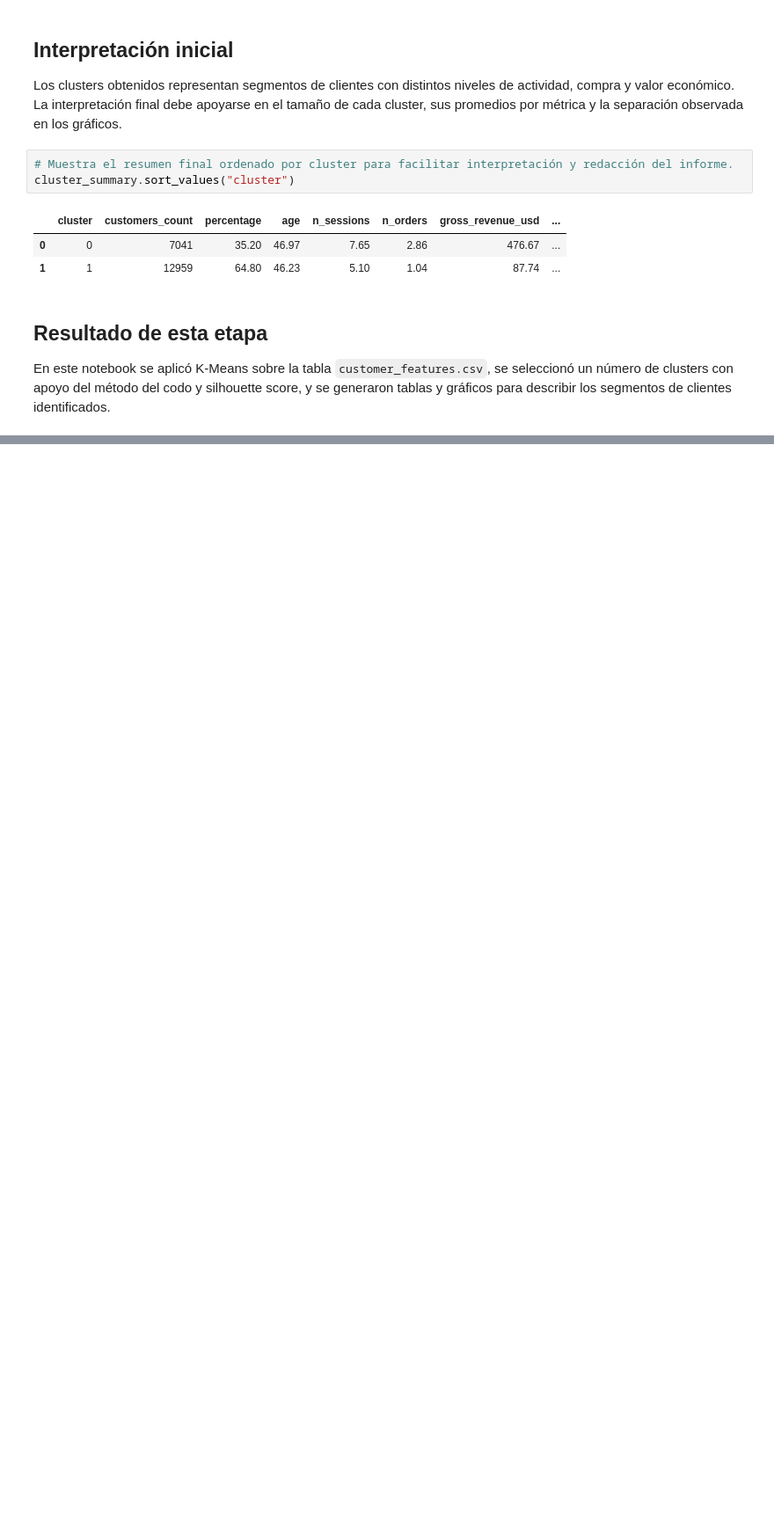
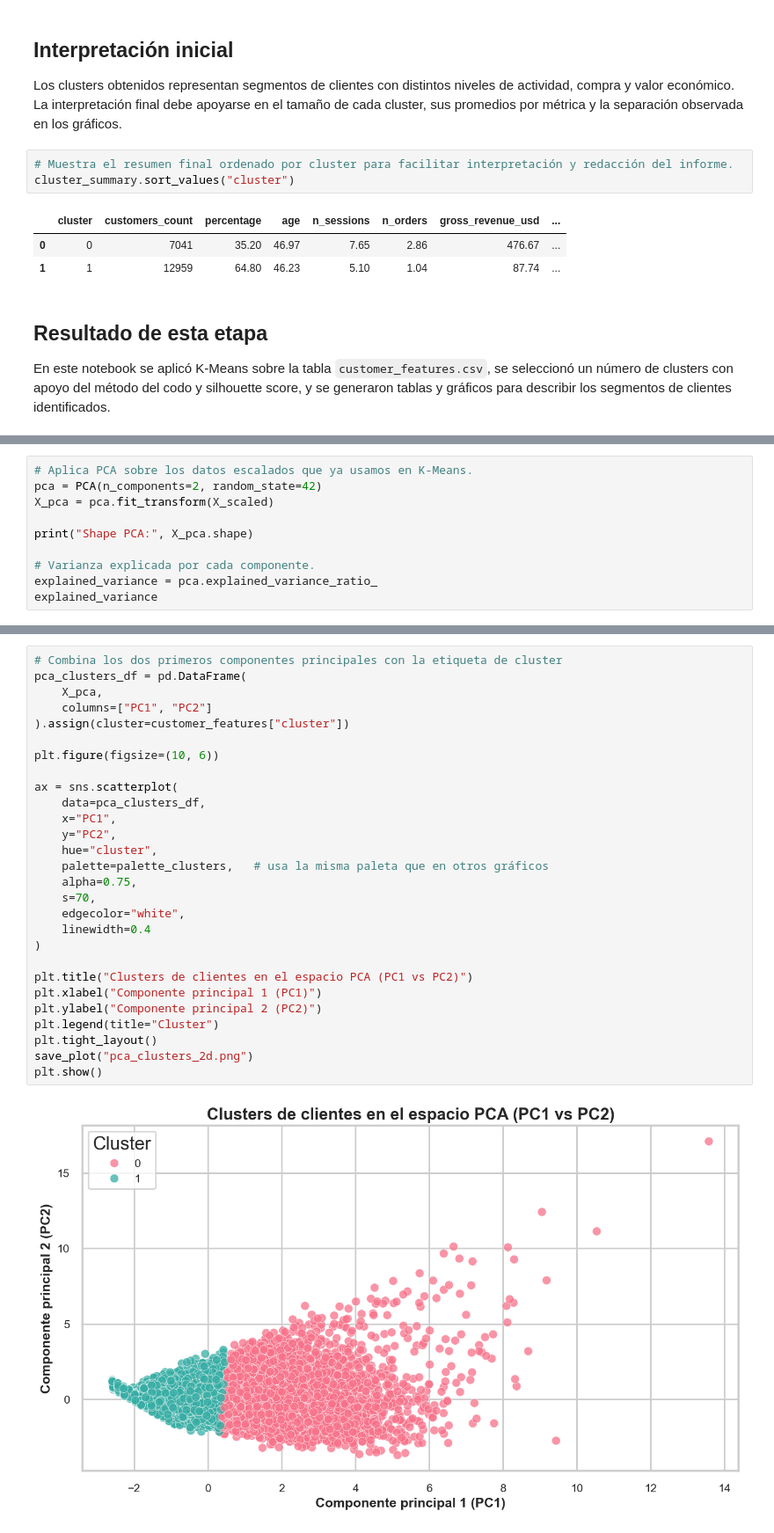
Before and after one commit to jairowjp/proyecto-aprendizaje-automatico-no-supervisado, a Jupyter notebook: notebooks/03-jj-clustering-clientes.ipynb, the cells around one changed output, grey strips where cells are left out. Shown at 88% size. Cells and saved outputs as stored; diff of their text form; blank space fills up the shorter version.

Commit message:
Agregar visualización PCA 2D e interpretación final de clusters

```diff
--- a/notebooks/03-jj-clustering-clientes.ipynb
+++ b/notebooks/03-jj-clustering-clientes.ipynb
@@ -608,0 +618,10 @@ En este notebook se aplicó K-Means sobre la tabla `customer_features.csv`, se s
+# %%
+# Aplica PCA sobre los datos escalados que ya usamos en K-Means.
+pca = PCA(n_components=2, random_state=42)
+X_pca = pca.fit_transform(X_scaled)
+
+print("Shape PCA:", X_pca.shape)
+
+# Varianza explicada por cada componente.
+explained_variance = pca.explained_variance_ratio_
+explained_variance
@@ -608,0 +631,30 @@ En este notebook se aplicó K-Means sobre la tabla `customer_features.csv`, se s
+# %%
+# Combina los dos primeros componentes principales con la etiqueta de cluster
+pca_clusters_df = pd.DataFrame(
+    X_pca,
+    columns=["PC1", "PC2"]
+).assign(cluster=customer_features["cluster"])
+
+plt.figure(figsize=(10, 6))
+
+ax = sns.scatterplot(
+    data=pca_clusters_df,
+    x="PC1",
+    y="PC2",
+    hue="cluster",
+    palette=palette_clusters,   # usa la misma paleta que en otros gráficos
+    alpha=0.75,
+    s=70,
+    edgecolor="white",
+    linewidth=0.4
+)
+
+plt.title("Clusters de clientes en el espacio PCA (PC1 vs PC2)")
+plt.xlabel("Componente principal 1 (PC1)")
+plt.ylabel("Componente principal 2 (PC2)")
+plt.legend(title="Cluster")
+plt.tight_layout()
+save_plot("pca_clusters_2d.png")
+plt.show()
+# %% [output]
+[figure, added]
```
Also changed, not shown: parts of 11 cells of this notebook.
